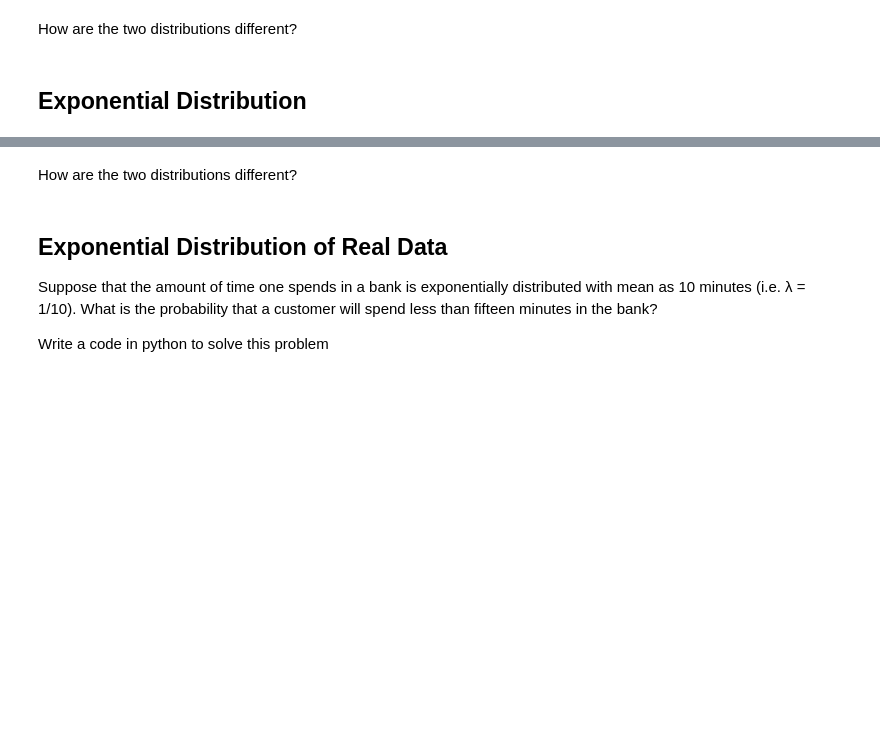
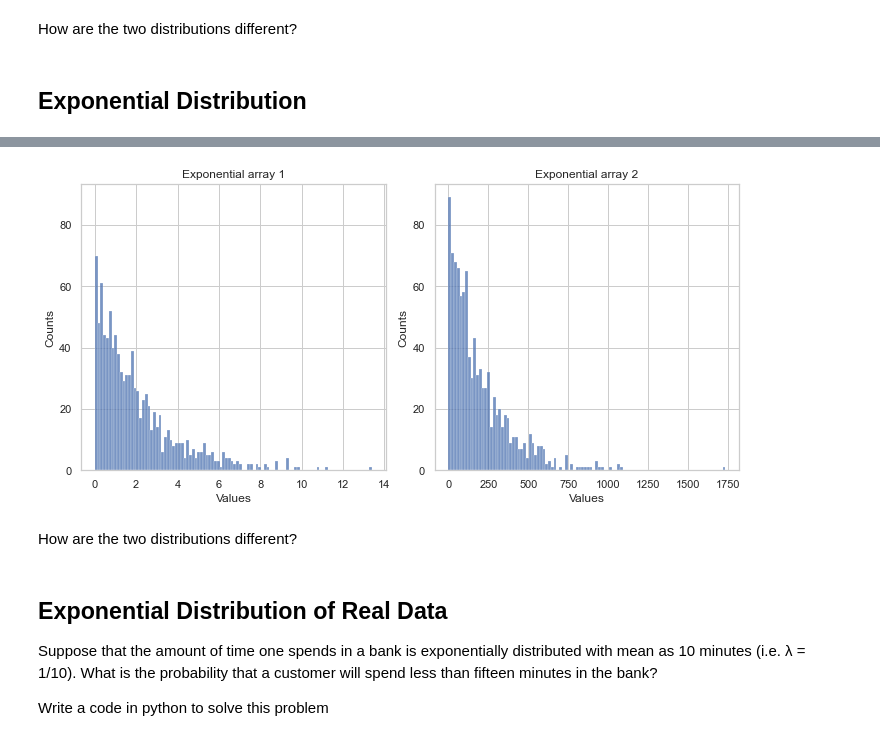
Before and after one commit to Ironhack-data-bcn-january-2023/lab-continuous-probability-distributions, a Jupyter notebook: your-code/main.ipynb, the cells around one changed output, grey strips where cells are left out. Saved outputs shown, nothing was run; the diff lists cells and outputs as text; code cells hidden in the pictures; blank space fills up the shorter version.

```diff
--- a/your-code/main.ipynb
+++ b/your-code/main.ipynb
@@ -115,3 +115,40 @@ Your output should look like below:
+# %%
+def generate_exponential_values(mean, ammount):
+    x = np.random.exponential(mean,ammount)
+    return x
+# %%
+exp_array_1 = generate_exponential_values(2,1000)
+exp_array_2 = generate_exponential_values(200,1000)
+# %%
+# Plotting the histograms
+# Create a figure with two subplots
+fig, (ax1, ax2) = plt.subplots(ncols=2, figsize=(10, 5))
+
+# Plot the histograms on each subplot
+sns.histplot(exp_array_1, bins=100, ax=ax1)
+sns.histplot(exp_array_2, bins=100, ax=ax2)
+
+# Set the y-axis limits to be the same for both subplots
+y_max = max(ax1.get_ylim()[1], ax2.get_ylim()[1])
+ax1.set_ylim(0, y_max)
+ax2.set_ylim(0, y_max)
+
+# Add labels and title to each subplot
+ax1.set_xlabel("Values")
+ax1.set_ylabel("Counts")
+ax1.set_title("Exponential array 1")
+
+ax2.set_xlabel("Values")
+ax2.set_ylabel("Counts")
+ax2.set_title("Exponential array 2")
+
+# Adjust the spacing between the subplots
+fig.tight_layout()
+
+# Display the plot
+plt.show()
+# %% [output]
+[figure, added]
 # %% [markdown]
 How are the two distributions different?
 # %%
```
Also changed, not shown: parts of 2 cells of this notebook.
